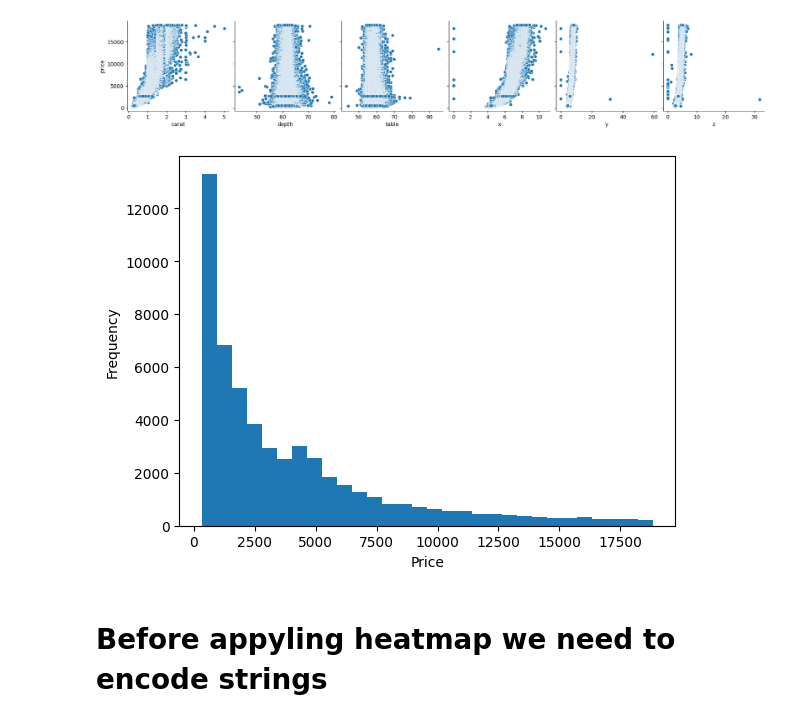
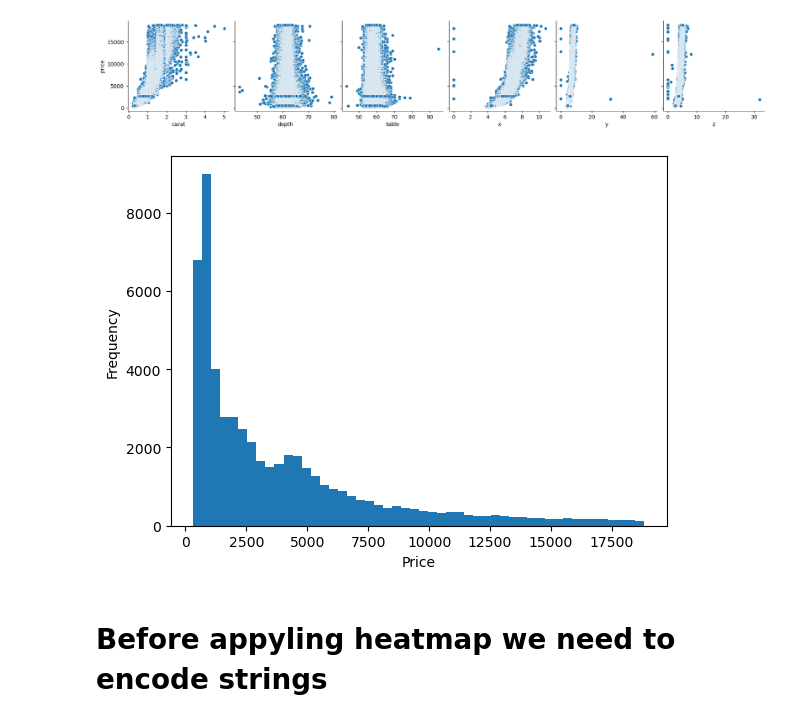
Before and after one commit to emin1m/Data-Science-Projects, a Jupyter notebook: diamond_prices_.ipynb, the cells around one changed output. Cells and saved outputs as stored; diff of their text form; code cells hidden in the pictures.

```diff
--- a/diamond_prices_.ipynb
+++ b/diamond_prices_.ipynb
@@ -102,12 +102,12 @@ plt.show()
 # %% [output]
 [figure]
 # %%
-plt.hist(data['price'], bins=30)
+plt.hist(data['price'], bins=50) # bins divides to price coloumn into 50 bins.
 plt.xlabel('Price')
 plt.ylabel('Frequency')
-plt.show()
+plt.show() # histogram shows the frequency of price coloumn for each price
 # %% [output]
-[figure, old version]
+[figure, new version]
 # %% [markdown]
 # Before appyling heatmap we need to encode strings
 # %%
```
Also changed, not shown: parts of 19 cells of this notebook.
